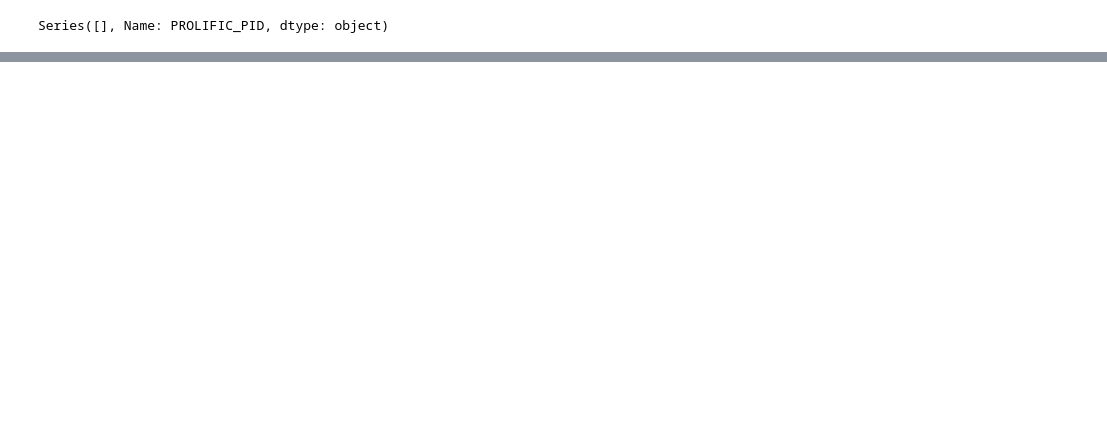
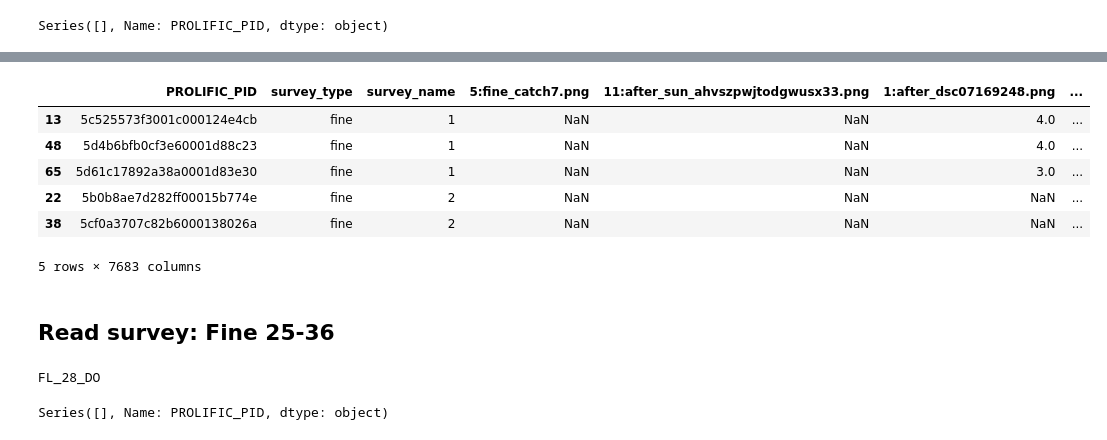
Before and after one commit to HanZhang-psych/SceneMeaningMapping, a Jupyter notebook: Untitled.ipynb, the cells around one changed output, grey strips where cells are left out. Saved outputs shown, nothing was run; the diff lists cells and outputs as text; code cells hidden in the pictures; blank space fills up the shorter version.

```diff
--- a/Untitled.ipynb
+++ b/Untitled.ipynb
@@ -205,0 +196,8 @@ valid_survey
+# %%
+column_dict = dict(zip(surv_rating.columns,new_colnames.tolist()))
+survey_fine1.rename(columns=column_dict, inplace=True)
+# %%
+survey_fine1['catch_ratings'] = survey_fine1[survey_fine1.columns[survey_fine1.columns.str.contains('catch')]].mean(axis=1)
+# %%
+spammers = survey_fine1[survey_fine1['catch_ratings']>1.5].PROLIFIC_PID.tolist()
+print spammers
@@ -205,0 +236,19 @@ valid_survey
+# %%
+# get valid subjects
+valid_survey_fine1 = survey_fine1[survey_fine1.PROLIFIC_PID.isin(approved_subs)].reset_index(drop=True)
+# get useful cols
+valid_survey_fine1 = valid_survey_fine1[['PROLIFIC_PID','survey_type','survey_name']+column_dict.values()]
+# sort by survey
+valid_survey_fine1.sort_values(by=['survey_type','survey_name'], inplace=True)
+# %%
+valid_survey_fine1.head()
+# %% [output]
+|  | PROLIFIC_PID | survey_type | survey_name | 5:fine_catch7.png | 11:after_sun_ahvszpwjtodgwusx33.png | 1:after_dsc07169248.png | ... |
+| 13 | 5c525573f3001c000124e4cb | fine | 1 | NaN | NaN | 4.0 | ... |
+| 48 | 5d4b6bfb0cf3e60001d88c23 | fine | 1 | NaN | NaN | 4.0 | ... |
+| 65 | 5d61c17892a38a0001d83e30 | fine | 1 | NaN | NaN | 3.0 | ... |
+| 22 | 5b0b8ae7d282ff00015b774e | fine | 2 | NaN | NaN | NaN | ... |
+| 38 | 5cf0a3707c82b6000138026a | fine | 2 | NaN | NaN | NaN | ... |
+5 rows × 7683 columns
+# %% [markdown]
+## Read survey: Fine 25-36
@@ -205,0 +261,13 @@ valid_survey
+# %%
+# identify block assingment
+var_assign = survey_fine2.columns[-1]
+print var_assign
+survey_fine2['survey_type'] = survey_fine2[var_assign].apply(lambda x: 'coarse' if 'coarse' in x else 'fine')
+survey_fine2['survey_name'] = survey_fine2[var_assign].apply(lambda x: int(re.search(r'\d+', x).group(0)))
+# %% [output]
+FL_28_DO
+# %%
+# check ip address duplicates
+survey_fine2[survey_fine2.IPAddress.duplicated()].PROLIFIC_PID
+# %% [output]
+Series([], Name: PROLIFIC_PID, dtype: object)
```
Also changed, not shown: parts of 83 cells of this notebook, 7 other files.
